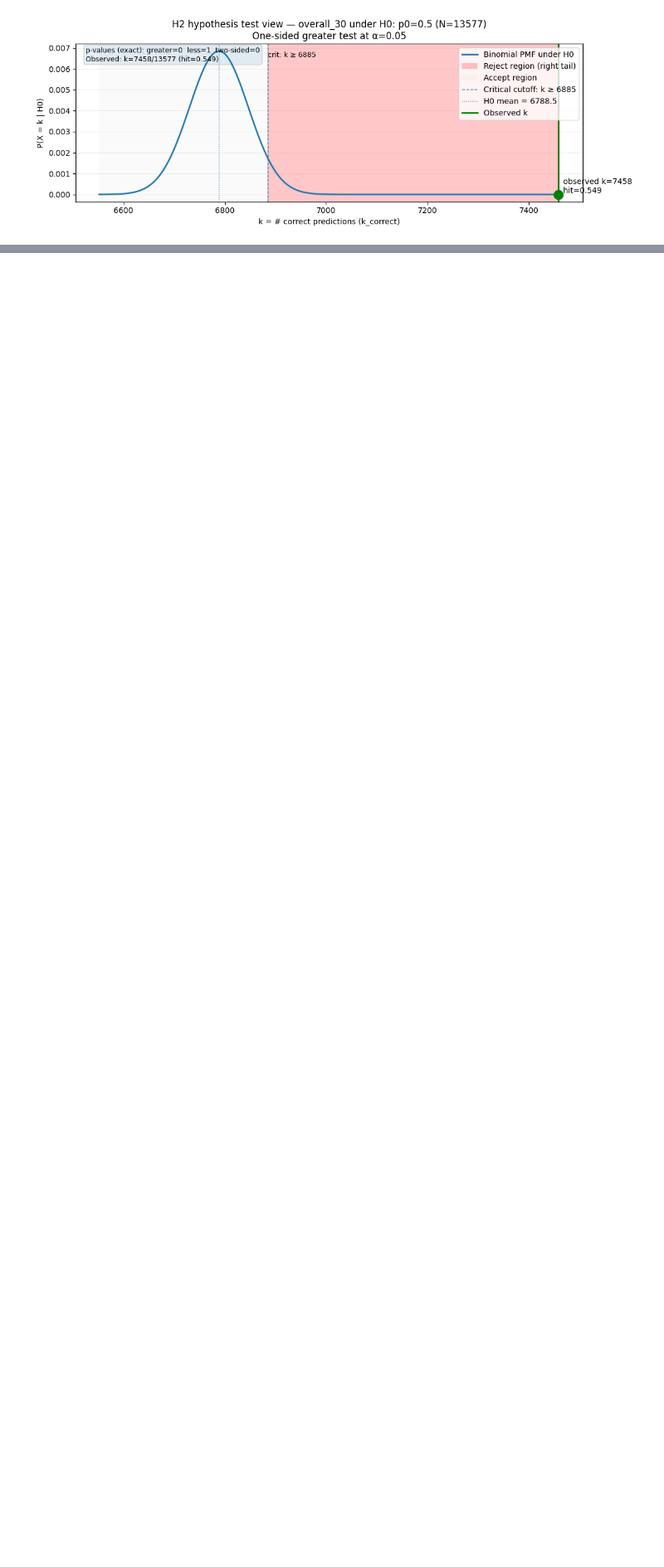
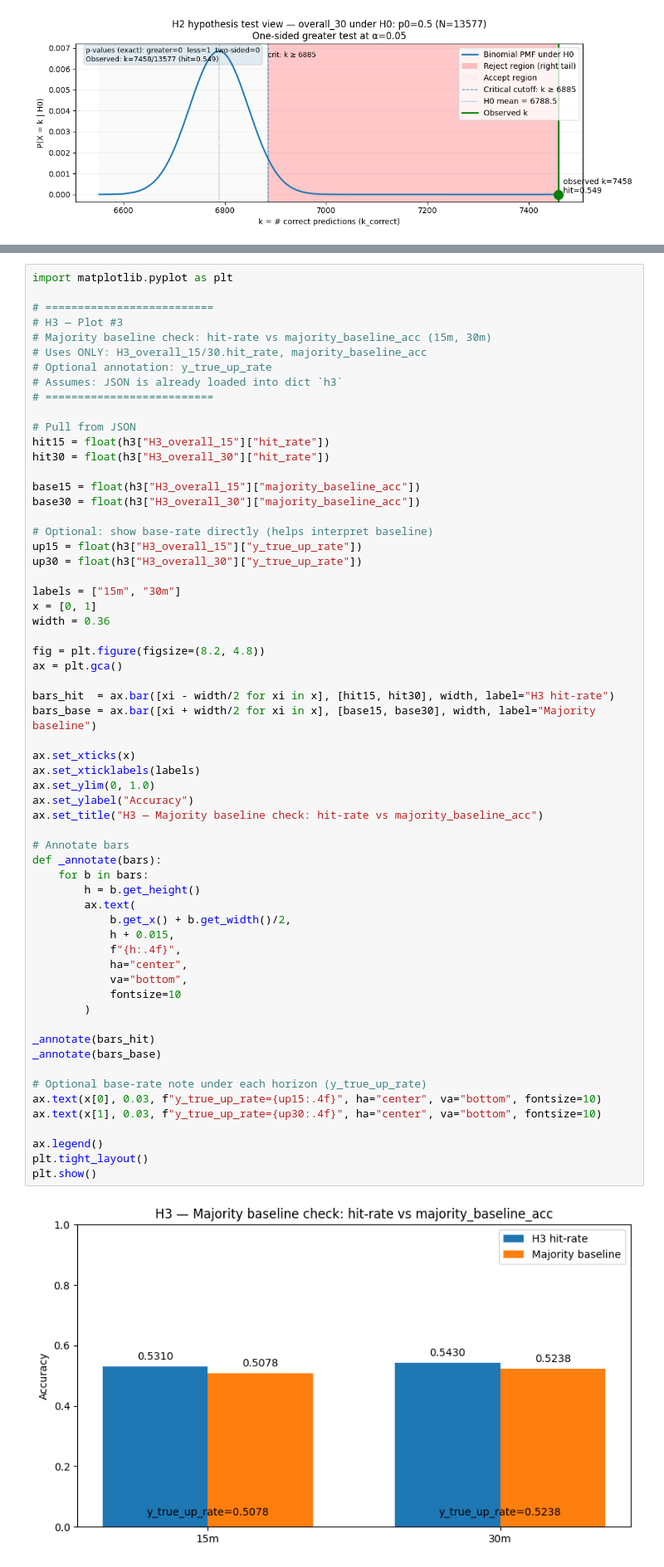
Before and after one commit to cankaradogann/DSA210-Project-Can-Karadogan, a Jupyter notebook: notebooks/08_hypothesis_tests.ipynb, the cells around one changed output, grey strips where cells are left out. Shown at 83% size. Cells and saved outputs as stored; diff of their text form; blank space fills up the shorter version.

```diff
--- a/notebooks/08_hypothesis_tests.ipynb
+++ b/notebooks/08_hypothesis_tests.ipynb
@@ -3880,0 +4390,63 @@ Only if these difference CIs are **clearly** above 0 (for hits and/or returns) c
+# %%
+import matplotlib.pyplot as plt
+
+# ==========================
+# H3 — Plot #3
+# Majority baseline check: hit-rate vs majority_baseline_acc (15m, 30m)
+# Uses ONLY: H3_overall_15/30.hit_rate, majority_baseline_acc
+# Optional annotation: y_true_up_rate
+# Assumes: JSON is already loaded into dict `h3`
+# ==========================
+
+# Pull from JSON
+hit15 = float(h3["H3_overall_15"]["hit_rate"])
+hit30 = float(h3["H3_overall_30"]["hit_rate"])
+
+base15 = float(h3["H3_overall_15"]["majority_baseline_acc"])
+base30 = float(h3["H3_overall_30"]["majority_baseline_acc"])
+
+# Optional: show base-rate directly (helps interpret baseline)
+up15 = float(h3["H3_overall_15"]["y_true_up_rate"])
+up30 = float(h3["H3_overall_30"]["y_true_up_rate"])
+
+labels = ["15m", "30m"]
+x = [0, 1]
+width = 0.36
+
+fig = plt.figure(figsize=(8.2, 4.8))
+ax = plt.gca()
+
+bars_hit  = ax.bar([xi - width/2 for xi in x], [hit15, hit30], width, label="H3 hit-rate")
+bars_base = ax.bar([xi + width/2 for xi in x], [base15, base30], width, label="Majority baseline")
+
+ax.set_xticks(x)
+ax.set_xticklabels(labels)
+ax.set_ylim(0, 1.0)
+ax.set_ylabel("Accuracy")
+ax.set_title("H3 — Majority baseline check: hit-rate vs majority_baseline_acc")
+
+# Annotate bars
+def _annotate(bars):
+    for b in bars:
+        h = b.get_height()
+        ax.text(
+            b.get_x() + b.get_width()/2,
+            h + 0.015,
+            f"{h:.4f}",
+            ha="center",
+            va="bottom",
+            fontsize=10
+        )
+
+_annotate(bars_hit)
+_annotate(bars_base)
+
+# Optional base-rate note under each horizon (y_true_up_rate)
+ax.text(x[0], 0.03, f"y_true_up_rate={up15:.4f}", ha="center", va="bottom", fontsize=10)
+ax.text(x[1], 0.03, f"y_true_up_rate={up30:.4f}", ha="center", va="bottom", fontsize=10)
+
+ax.legend()
+plt.tight_layout()
+plt.show()
+# %% [output]
+[figure, added]
```
Also changed, not shown: parts of 11 cells of this notebook.
